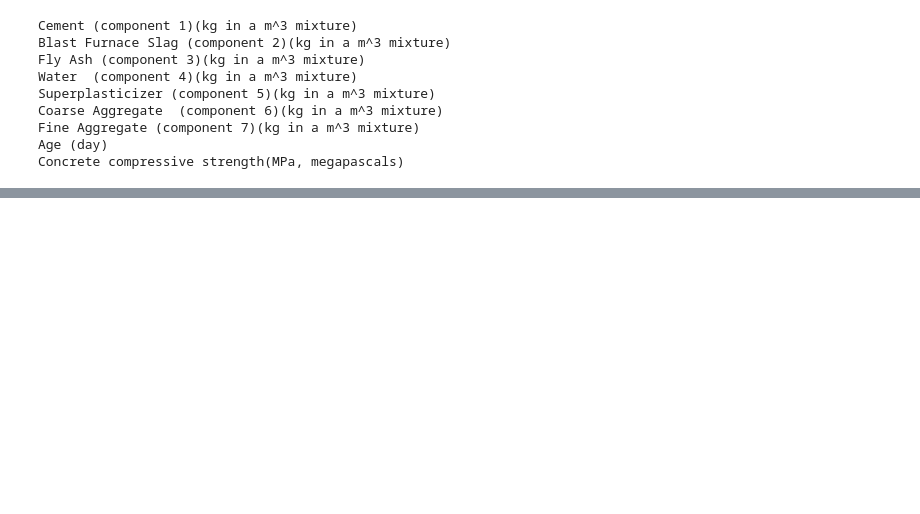
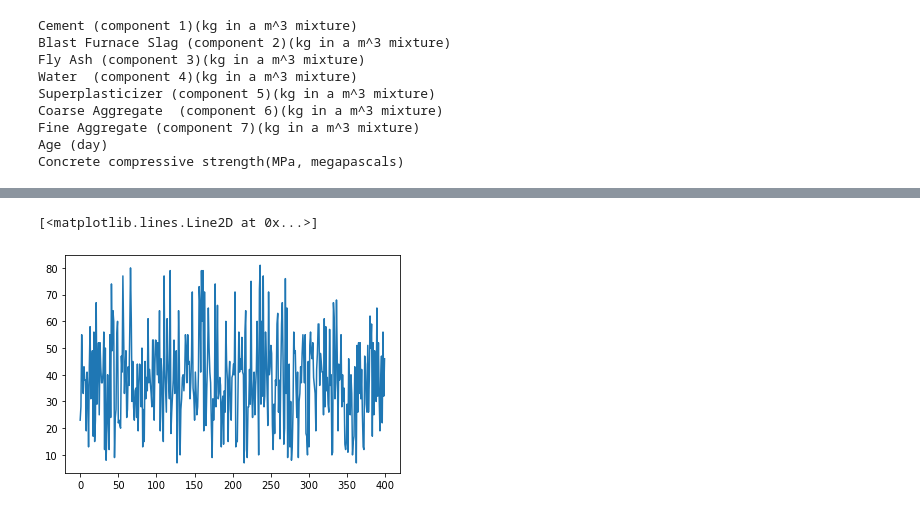
Before and after one commit to evanpcosta/IEEEPolybot, a Jupyter notebook: Activelearning.ipynb, the cells around one changed output, grey strips where cells are left out. Saved outputs shown, nothing was run; the diff lists cells and outputs as text; code cells hidden in the pictures; blank space fills up the shorter version.

```diff
--- a/Activelearning.ipynb
+++ b/Activelearning.ipynb
@@ -196,0 +234,39 @@ TypeError: only integer scalar arrays can be converted to a scalar index
+# %%
+def copy_features(trainingfeatures):
+    copy = []
+    for x in trainingfeatures:
+        copy.append(x)
+    if trainingfeatures == copy:
+        return copy
+    else: return None
+
+problem = ActiveLearningProblem(points= np.array(points1),
+    labeled_ixs = [x for x in range(400,799)],
+    labels = np.array(trainingstrength))
+
+num_to_select = 20
+iterations = 20
+
+trainingfeatures1 = copy_features(trainingfeatures)
+trainingstrength1 = copy_features(trainingstrength)
+maxlist1 = []
+guess1 = []
+x1 = 0
+lblxs = [i for i in range(400,799)]
+while x1 < iterations:
+    random_ixs = RandomQuery().select_points(problem, num_to_select)
+    for x in range(len(random_ixs)):
+        holder =[]
+        holder.append(zfeatures['age'][random_ixs[x]])
+        holder.append(zfeatures['plastic'][random_ixs[x]])
+        holder.append(zfeatures['cement'][random_ixs[x]])
+        trainingfeatures1.append(holder1)
+        trainingstrength1.append(zfeatures['strength'][random_ixs[x]])
+        guess1.append(zfeatures['strength'][random_ixs[x]])
+        maxlist1.append(max(trainingstrength1))
+        lblxs.append(random_ixs[x])
+        problem = ActiveLearningProblem(points= np.array(points1), labeled_ixs = lblxs, labels = np.array(trainingstrength1))
+        #regressor.fit(trainingfeatures1, trainingstrength1)
+    x1 += 1
+print(x)
+print(maxlist1)
@@ -196,0 +398,5 @@ TypeError: only integer scalar arrays can be converted to a scalar index
+# %%
+plt.plot(guess1)
+# %% [output]
+[<matplotlib.lines.Line2D at 0x...>]
+[figure, added]
```
Also changed, not shown: parts of 26 cells of this notebook, 4 other files.
